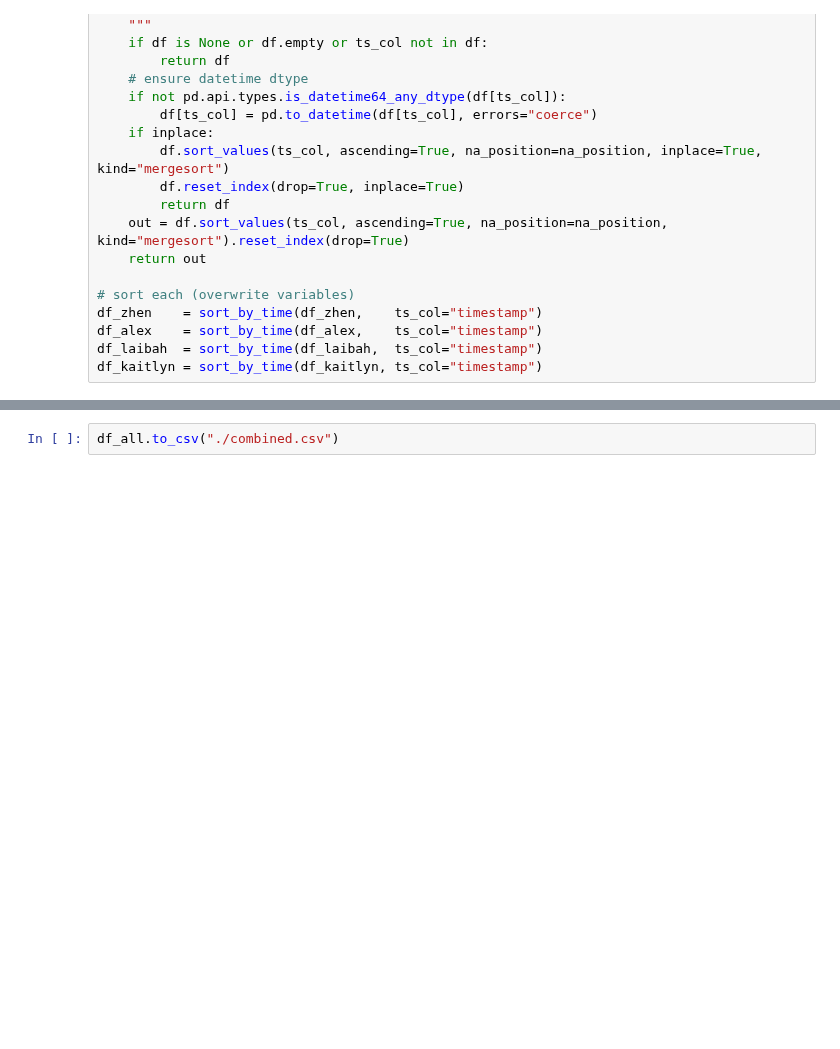
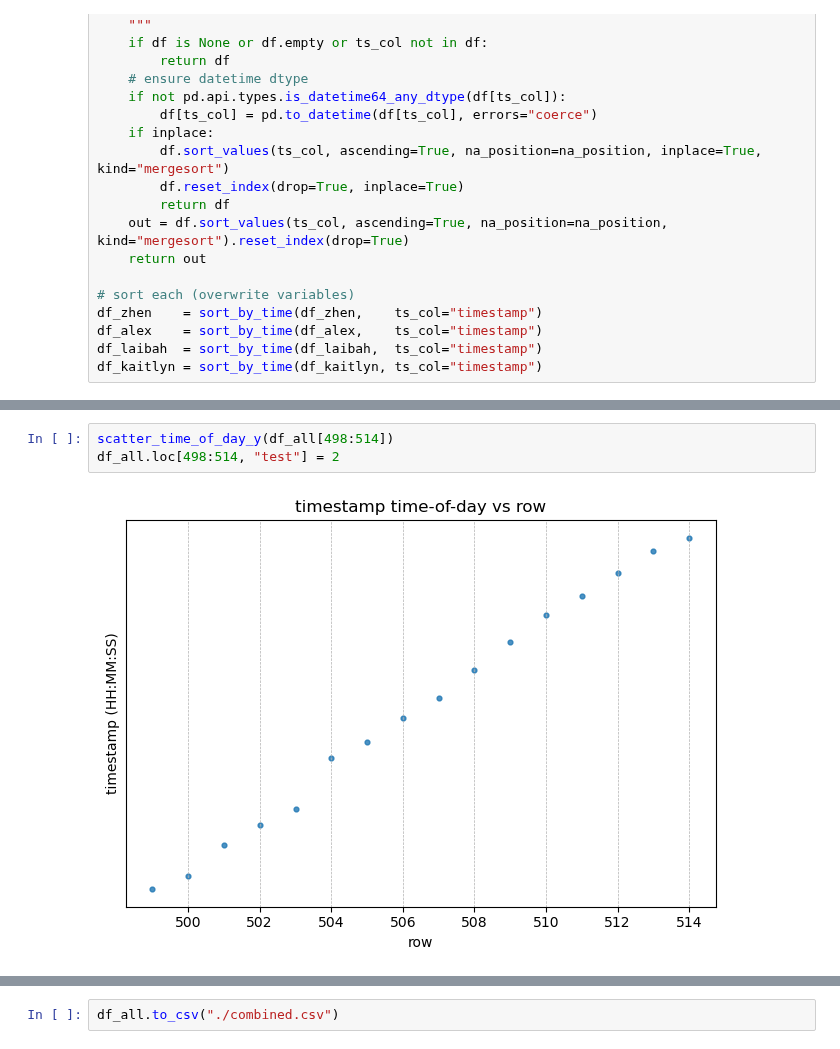
Before and after one commit to MagicBOTAlex/02464-experiments, a Jupyter notebook: HumanRecall/dataProcess.ipynb, the cells around one changed output, grey strips where cells are left out. Drawn from its saved outputs; the diff is of its cells as text; blank space fills up the shorter version.

```diff
--- a/HumanRecall/dataProcess.ipynb
+++ b/HumanRecall/dataProcess.ipynb
@@ -187,0 +218,5 @@ scatter_time_of_day_y(df_all)
+# %%
+scatter_time_of_day_y(df_all[498:514])
+df_all.loc[498:514, "test"] = 2
+# %% [output]
+[figure, added]
```
Also changed, not shown: parts of 12 cells of this notebook.
